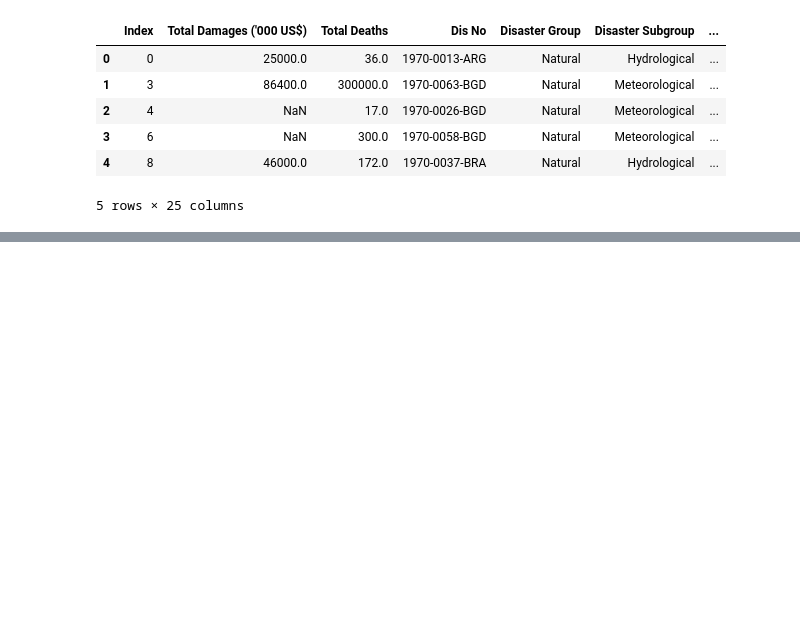
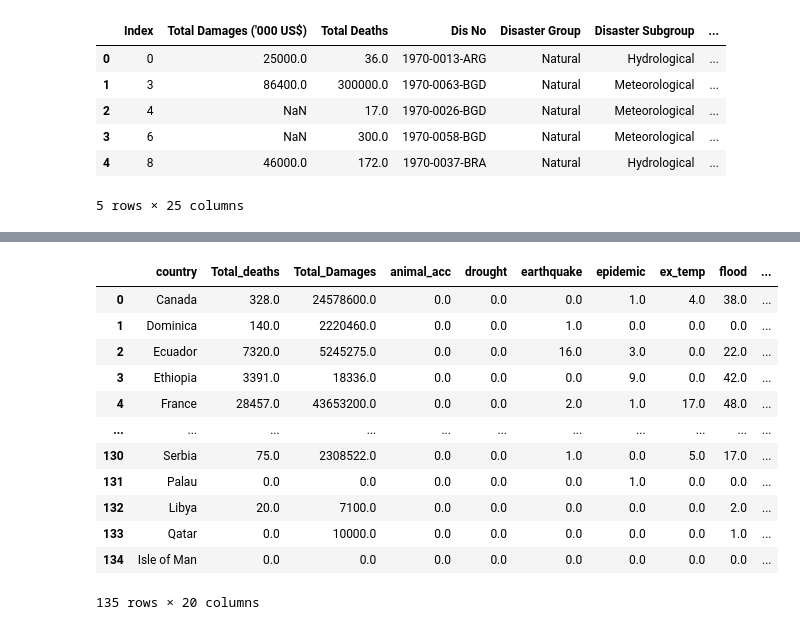
Before and after one commit to Ao-27/Project3_NaturalDisastersDataReview, a Jupyter notebook: CountryFocused_DF_csv.ipynb, the cells around one changed output, grey strips where cells are left out. Drawn from its saved outputs; the diff is of its cells as text; code cells hidden in the pictures; blank space fills up the shorter version.

```diff
--- a/CountryFocused_DF_csv.ipynb
+++ b/CountryFocused_DF_csv.ipynb
@@ -485,0 +395,17 @@ memory usage: 2.7+ MB
+# %%
+final_merged = final_merged.rename(columns={'latitude': 'lat', 'longitude': 'lon'})
+final_merged
+# %% [output]
+|  | country | Total_deaths | Total_Damages | animal_acc | drought | earthquake | epidemic | ex_temp | flood | ... |
+| 0 | Canada | 328.0 | 24578600.0 | 0.0 | 0.0 | 0.0 | 1.0 | 4.0 | 38.0 | ... |
+| 1 | Dominica | 140.0 | 2220460.0 | 0.0 | 0.0 | 1.0 | 0.0 | 0.0 | 0.0 | ... |
+| 2 | Ecuador | 7320.0 | 5245275.0 | 0.0 | 0.0 | 16.0 | 3.0 | 0.0 | 22.0 | ... |
+| 3 | Ethiopia | 3391.0 | 18336.0 | 0.0 | 0.0 | 0.0 | 9.0 | 0.0 | 42.0 | ... |
+| 4 | France | 28457.0 | 43653200.0 | 0.0 | 0.0 | 2.0 | 1.0 | 17.0 | 48.0 | ... |
+| ... | ... | ... | ... | ... | ... | ... | ... | ... | ... | ... |
+| 130 | Serbia | 75.0 | 2308522.0 | 0.0 | 0.0 | 1.0 | 0.0 | 5.0 | 17.0 | ... |
+| 131 | Palau | 0.0 | 0.0 | 0.0 | 0.0 | 0.0 | 1.0 | 0.0 | 0.0 | ... |
+| 132 | Libya | 20.0 | 7100.0 | 0.0 | 0.0 | 0.0 | 0.0 | 0.0 | 2.0 | ... |
+| 133 | Qatar | 0.0 | 10000.0 | 0.0 | 0.0 | 0.0 | 0.0 | 0.0 | 1.0 | ... |
+| 134 | Isle of Man | 0.0 | 0.0 | 0.0 | 0.0 | 0.0 | 0.0 | 0.0 | 0.0 | ... |
+135 rows × 20 columns
```
Also changed, not shown: parts of 43 cells of this notebook, 39 other files.
